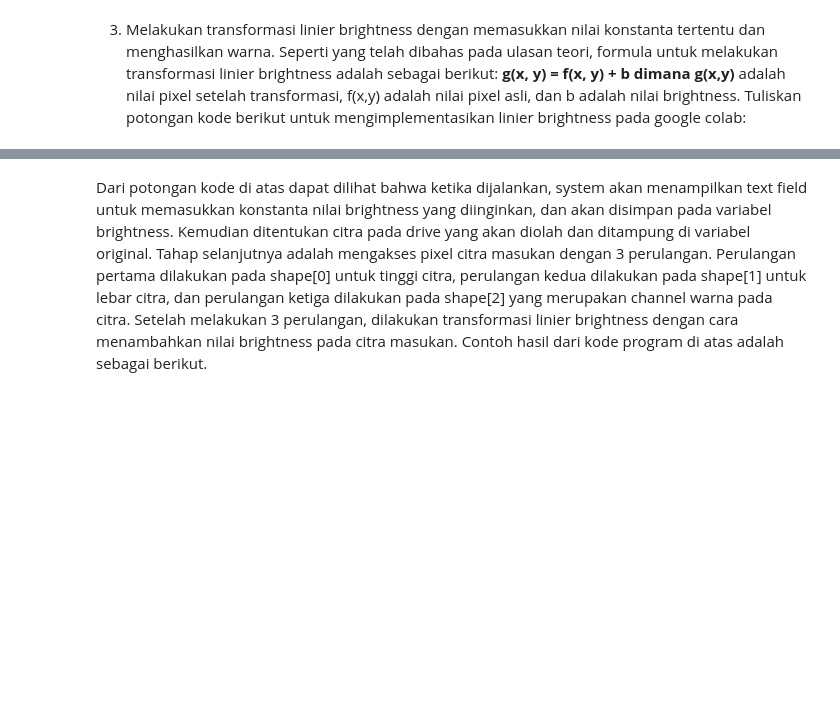
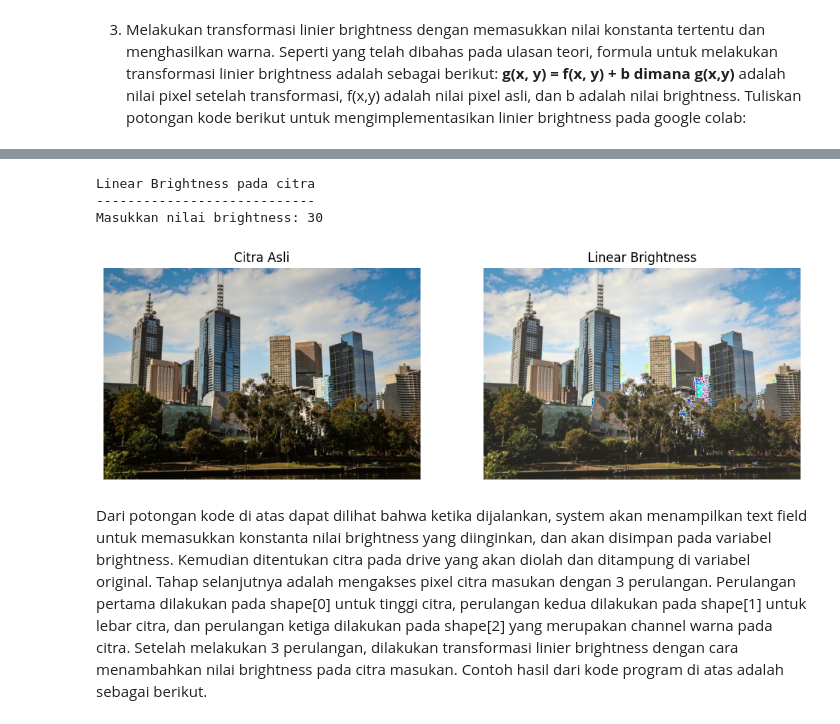
Before and after one commit to andyotani/andyotani-PCVK_Ganjil_26-27, a Jupyter notebook: Jobsheet03/JS03_pcvk.ipynb, the cells around one changed output, grey strips where cells are left out. Saved outputs shown, nothing was run; the diff lists cells and outputs as text; code cells hidden in the pictures; blank space fills up the shorter version.

```diff
--- a/Jobsheet03/JS03_pcvk.ipynb
+++ b/Jobsheet03/JS03_pcvk.ipynb
@@ -18,0 +28,2 @@ drive.mount('/content/drive')
+# %%
+base_path = '/content/drive/MyDrive/PCVK/'
@@ -98,3 +54,47 @@ File berhasil diupload: houses (2).jpg
+# %%
+print('Linear Brightness pada citra')
+print('----------------------------')
+
+try:
+    brightness = int(input('Masukkan nilai brightness: '))
+
+    original = cv.imread(base_path + 'houses.jpg')
+
+    if original is None:
+        print('Gambar tidak ditemukan')
+    else:
+        bright_image = np.zeros(original.shape, original.dtype)
+
+        for y in range(original.shape[0]):
+            for x in range(original.shape[1]):
+                for c in range(original.shape[2]):
+                    bright_image[y, x, c] = np.clip(
+                        original[y, x, c] + brightness,
+                        0,
+                        255
+                    )
+
+        plt.figure(figsize=(12, 5))
+
+        plt.subplot(1, 2, 1)
+        plt.imshow(cv.cvtColor(original, cv.COLOR_BGR2RGB))
+        plt.title('Citra Asli')
+        plt.axis('off')
+
+        plt.subplot(1, 2, 2)
+        plt.imshow(cv.cvtColor(bright_image, cv.COLOR_BGR2RGB))
+        plt.title('Linear Brightness')
+        plt.axis('off')
+
+        plt.show()
+
+except ValueError:
+    print('Error, not a number')
+# %% [output]
+Linear Brightness pada citra
+----------------------------
+Masukkan nilai brightness: 30
+[figure, added]
 # %% [markdown]
 Dari potongan kode di atas dapat dilihat bahwa ketika dijalankan, system akan
 menampilkan text field untuk memasukkan konstanta nilai brightness yang diinginkan,
```
Also changed, not shown: parts of 21 cells of this notebook.
